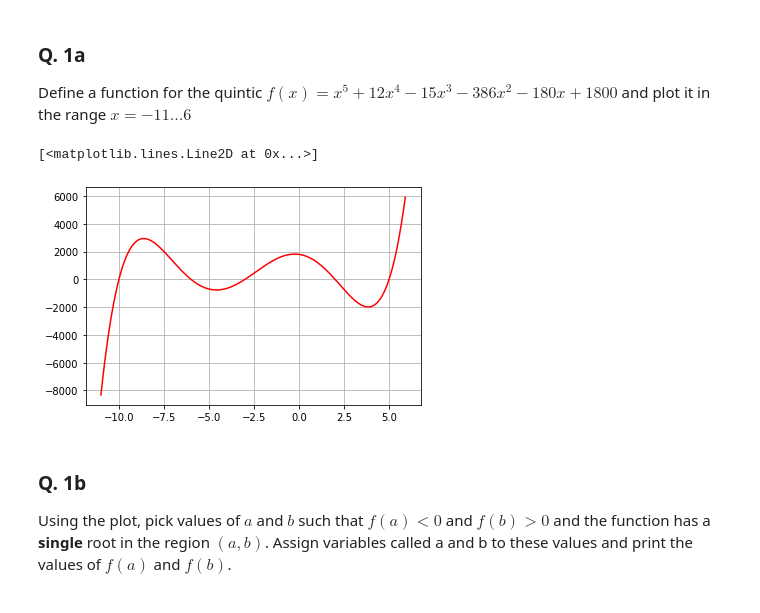
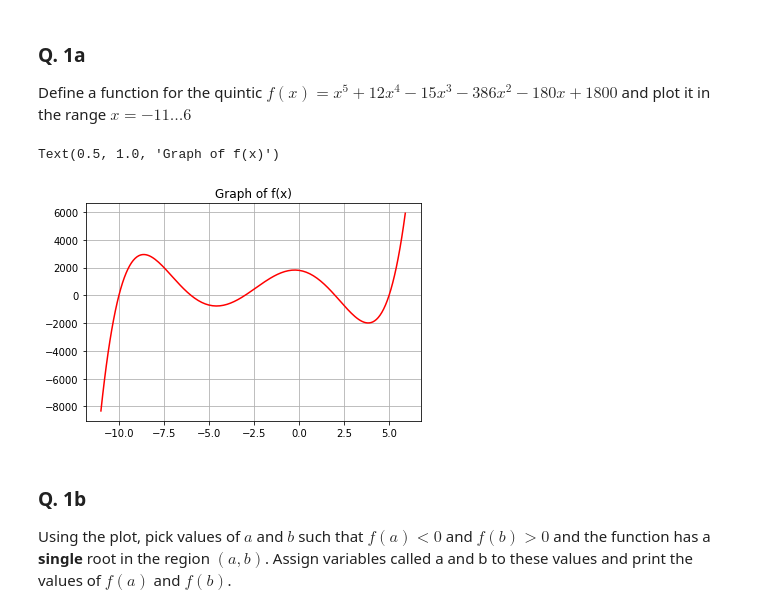
Before and after one commit to MichealHeanue/ACM20030, a Jupyter notebook: Assignment-2.ipynb, the cells around one changed output. Saved outputs shown, nothing was run; the diff lists cells and outputs as text; code cells hidden in the pictures.

```diff
--- a/Assignment-2.ipynb
+++ b/Assignment-2.ipynb
@@ -29,13 +29,14 @@ Define a function for the quintic $f(x) = x^5+12 x^4-15 x^3-386 x^2-180 x+1800$
 # %%
 def f(x):
     ans = x**5 + 12*x**4 - 15*x**3 - 386*x**2 - 180*x + 1800
     return ans
 x = np.arange(-11,6,.1)
 plt.grid(True)
 plt.plot(x,f(x),'r-')
+plt.title("Graph of f(x)")
 # %% [output]
-[<matplotlib.lines.Line2D at 0x...>]
+Text(0.5, 1.0, 'Graph of f(x)')
-[figure, old version]
+[figure, new version]
 # %% [markdown]
 ### Q. 1b
 Using the plot, pick values of $a$ and $b$ such that $f(a) < 0$ and $f(b) > 0$ and the function has a **single** root in the region $(a,b)$. Assign variables called a and b to these values and print the values of $f(a)$ and $f(b)$.
```
Also changed, not shown: parts of 6 cells of this notebook.
